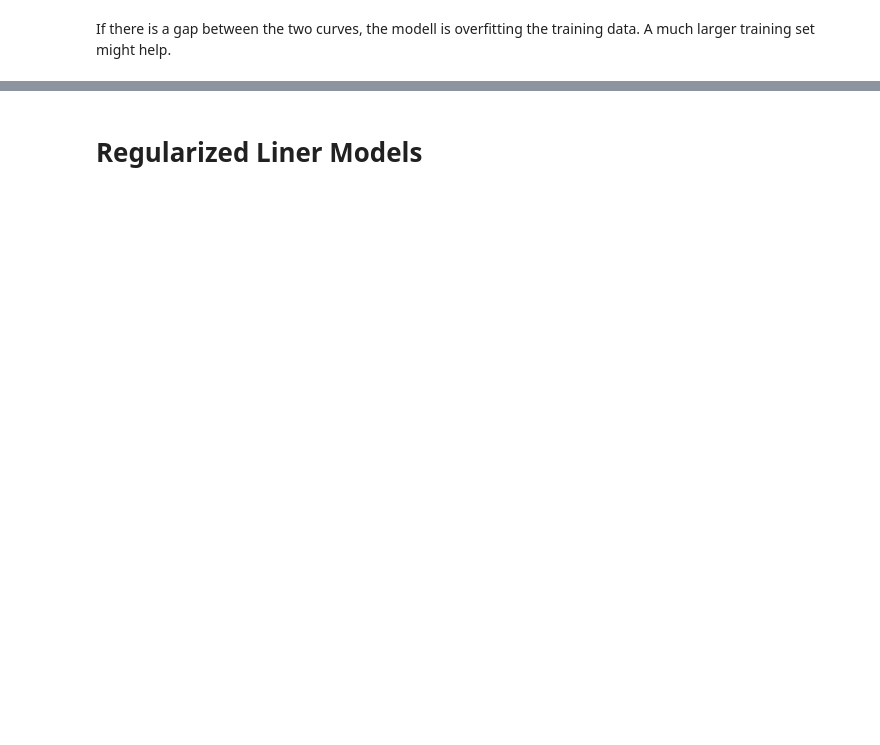
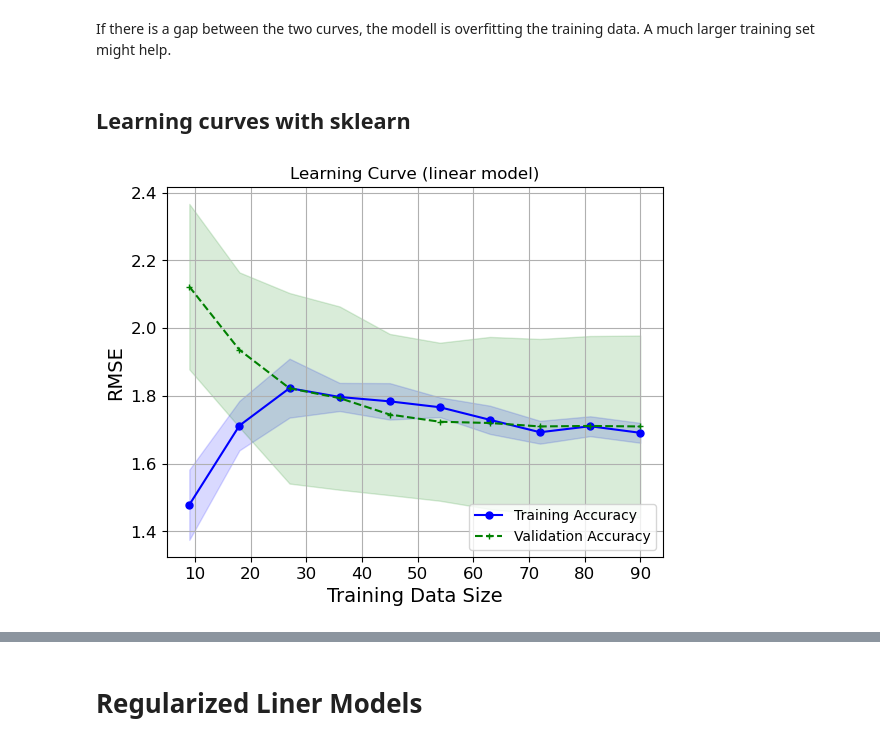
Before and after one commit to teavaj/handson-ml2, a Jupyter notebook: Vajk/CHAPTER 4 Training Models.ipynb, the cells around one changed output, grey strips where cells are left out. Cells and saved outputs as stored; diff of their text form; code cells hidden in the pictures; blank space fills up the shorter version.

```diff
--- a/Vajk/CHAPTER 4 Training Models.ipynb
+++ b/Vajk/CHAPTER 4 Training Models.ipynb
@@ -379,2 +381,22 @@ plt.show()                        # not shown
 # %% [markdown]
 If there is a gap between the two curves, the modell is overfitting the training data. A much larger training set might help.
+# %% [markdown]
+## Learning curves with sklearn
+# %%
+train_sizes, train_scores, test_scores = learning_curve(estimator=lin_reg, X=X, y=y, cv=10, train_sizes=np.linspace(0.1, 1.0, 10), n_jobs=1, scoring='neg_root_mean_squared_error')
+train_mean = np.abs(np.mean(train_scores, axis=1))
+train_std = np.abs(np.std(train_scores, axis=1))
+test_mean = np.abs(np.mean(test_scores, axis=1))
+test_std = np.abs(np.std(test_scores, axis=1))
+plt.plot(train_sizes, train_mean, color='blue', marker='o', markersize=5, label='Training Accuracy')
+plt.fill_between(train_sizes, train_mean + train_std, train_mean - train_std, alpha=0.15, color='blue')
+plt.plot(train_sizes, test_mean, color='green', marker='+', markersize=5, linestyle='--', label='Validation Accuracy')
+plt.fill_between(train_sizes, test_mean + test_std, test_mean - test_std, alpha=0.15, color='green')
+plt.title('Learning Curve (linear model)')
+plt.xlabel('Training Data Size')
+plt.ylabel('RMSE')
+plt.grid()
+plt.legend(loc='lower right')
+plt.show()
+# %% [output]
+[figure, added]
```
Also changed, not shown: parts of 18 cells of this notebook.
